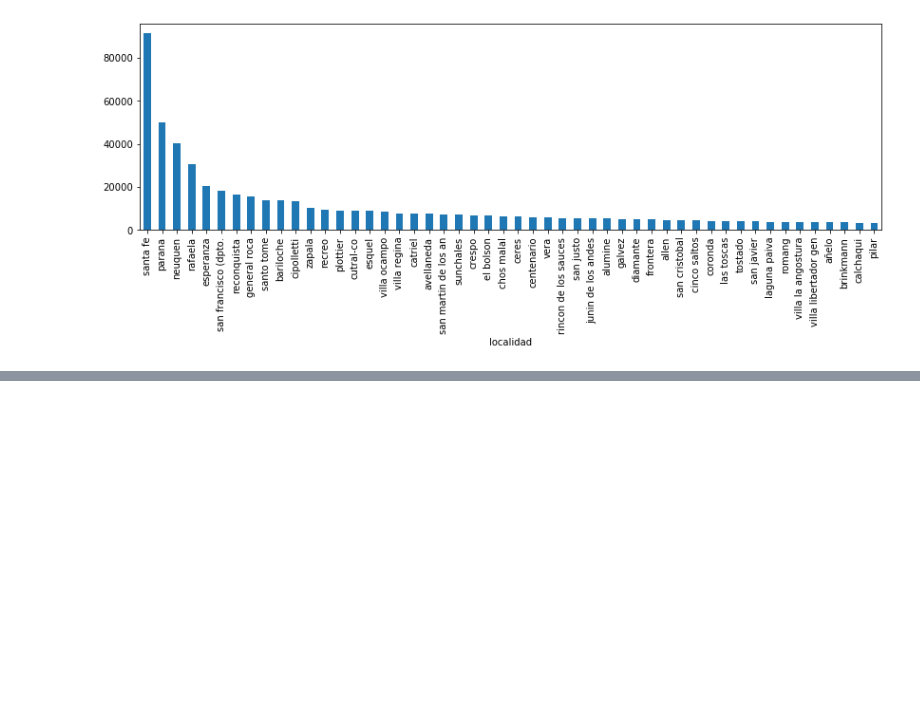
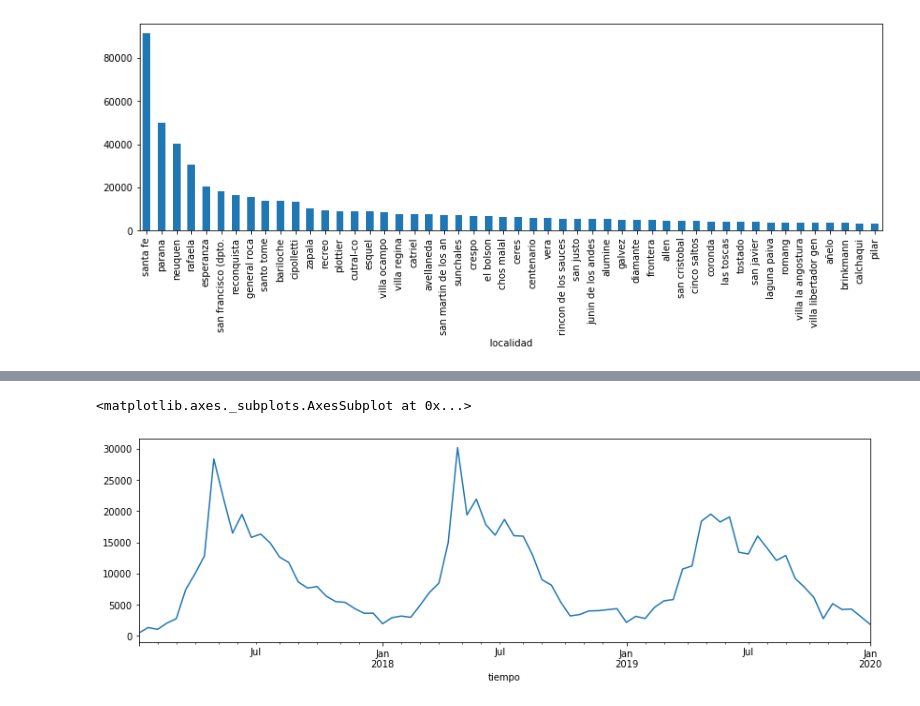
Before and after one commit to coldwhitewinters/LV, a Jupyter notebook: notebooks/exploracion.ipynb, the cells around one changed output, grey strips where cells are left out. Saved outputs shown, nothing was run; the diff lists cells and outputs as text; code cells hidden in the pictures; blank space fills up the shorter version.

```diff
--- a/notebooks/exploracion.ipynb
+++ b/notebooks/exploracion.ipynb
@@ -132,0 +177,5 @@ data.groupby("tiempo")["u pedidas"].sum().rolling(window=15).mean().plot()
+# %%
+serie_total.resample("2W").sum().plot()
+# %% [output]
+<matplotlib.axes._subplots.AxesSubplot at 0x...>
+[figure, added]
```
Also changed, not shown: parts of 35 cells of this notebook.
